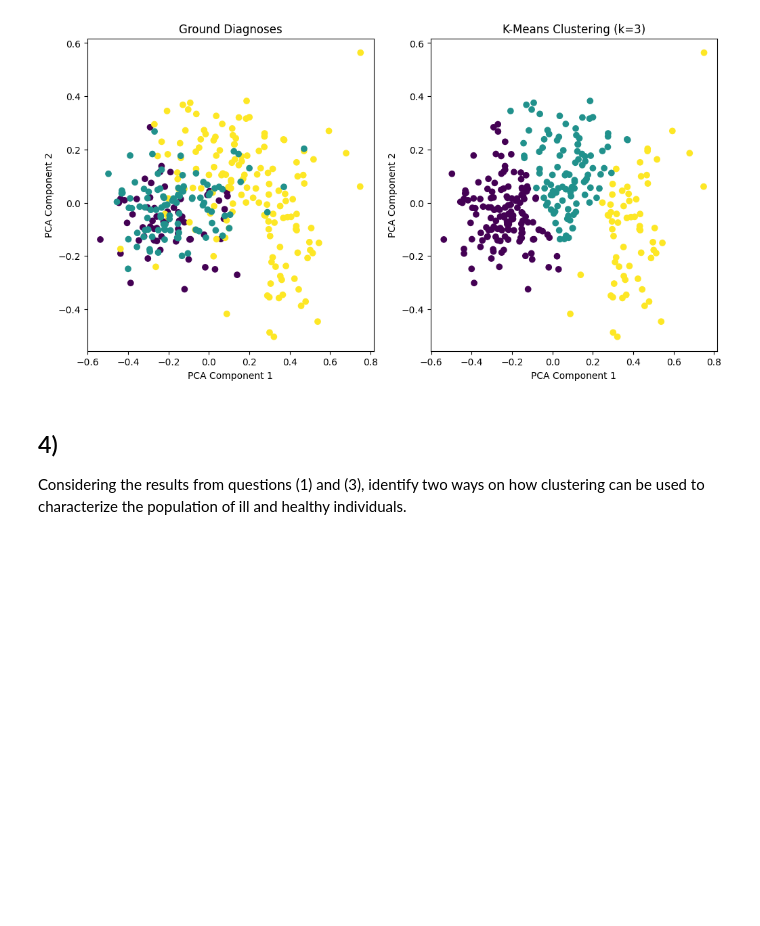
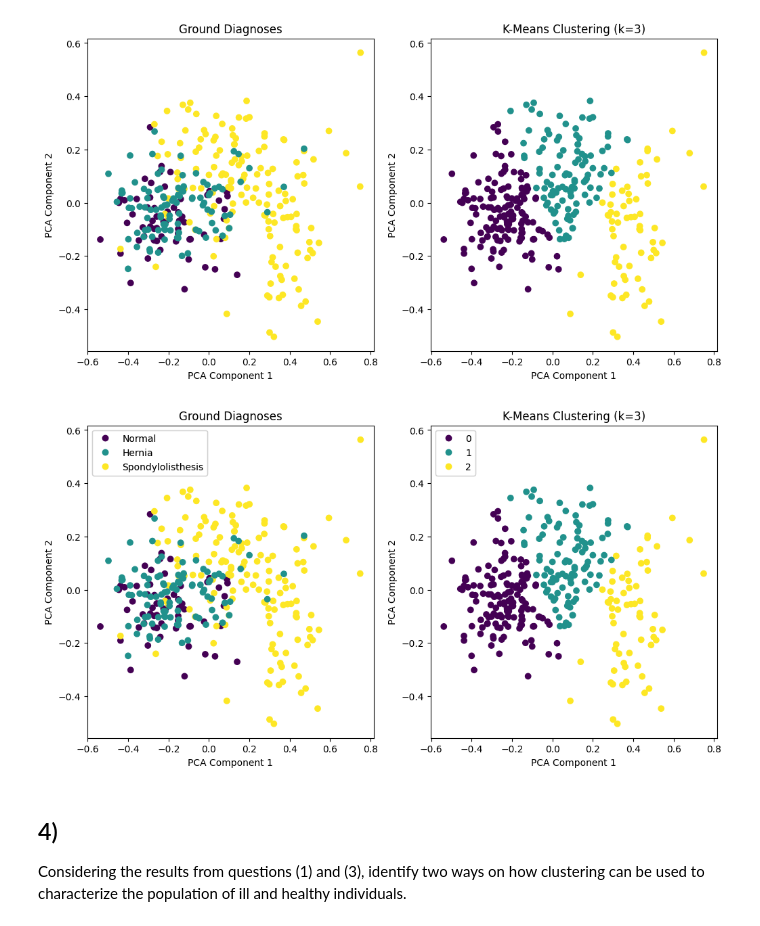
Before and after one commit to ana-mc-almeida/leic, a Jupyter notebook: machine_learning/homeworks/homework_4/report.ipynb, the cells around one changed output. Cells and saved outputs as stored; diff of their text form; code cells hidden in the pictures; blank space fills up the shorter version.

```diff
--- a/machine_learning/homeworks/homework_4/Untitled.ipynb
+++ b/machine_learning/homeworks/homework_4/report.ipynb
@@ -176,6 +182,45 @@ plt.ylabel("PCA Component 2")
 plt.show()
 # %% [output]
 [figure]
+# %%
+import matplotlib.pyplot as plt
+from sklearn.decomposition import PCA
+
+# Perform PCA
+pca = PCA(n_components=2)
+X_pca = pca.fit_transform(normalized_data)
+
+# Perform k-means clustering
+kmeans = KMeans(n_clusters=3, random_state=0)
+kmeans_labels = kmeans.fit_predict(normalized_data)
+
+# Create a scatter plot for the ground diagnoses
+plt.figure(figsize=(12, 6))
+plt.subplot(1, 2, 1)
+scatter = plt.scatter(X_pca[:, 0], X_pca[:, 1], cmap='viridis', c=true_labels_int)
+plt.title("Ground Diagnoses")
+plt.xlabel("PCA Component 1")
+plt.ylabel("PCA Component 2")
+class_names = list(set(true_labels))
+# Create a custom legend for the ground diagnoses
+legend1 = plt.legend(handles=scatter.legend_elements()[0], labels=class_names)
+plt.gca().add_artist(legend1)
+
+# Create a scatter plot for the clustering solution
+plt.subplot(1, 2, 2)
+scatter = plt.scatter(X_pca[:, 0], X_pca[:, 1], c=kmeans_labels, cmap='viridis')
+plt.title("K-Means Clustering (k=3)")
+plt.xlabel("PCA Component 1")
+plt.ylabel("PCA Component 2")
+# Get unique cluster names
+cluster_names = list(set(kmeans_labels))
+# Create a custom legend for the clustering solution
+legend2 = plt.legend(handles=scatter.legend_elements()[0], labels=cluster_names)
+plt.gca().add_artist(legend2)
+
+plt.show()
+# %% [output]
+[figure, added]
 # %% [markdown]
 ## 4)
 Considering the results from questions (1) and (3), identify two ways on how clustering can
```
Also changed, not shown: parts of 2 cells of this notebook, 2 other files.
